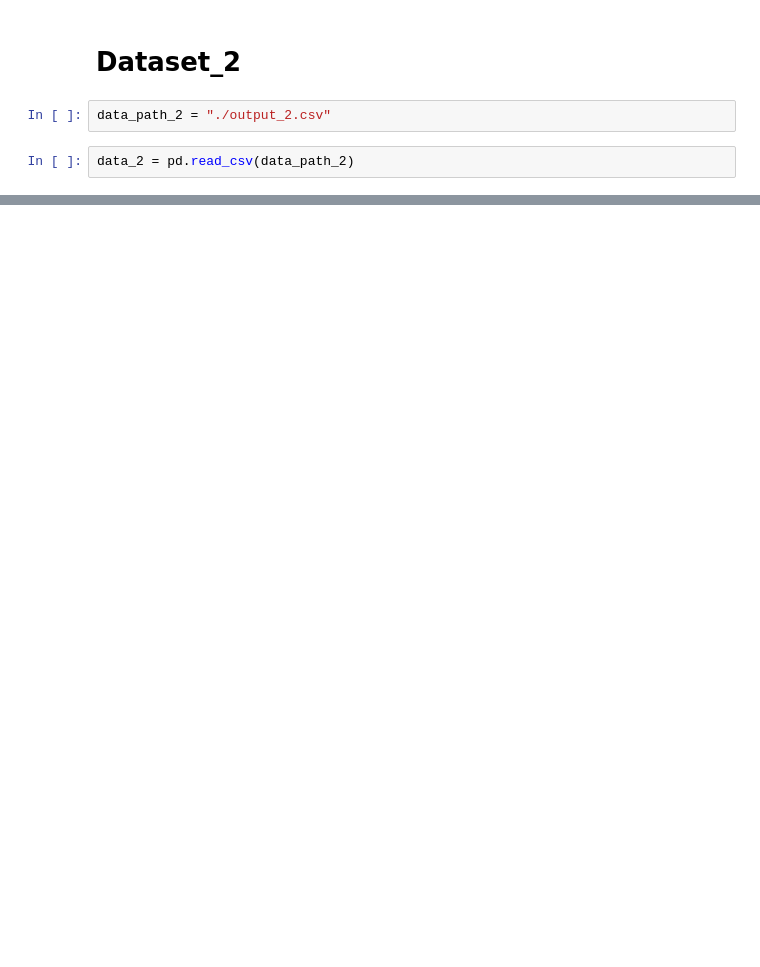
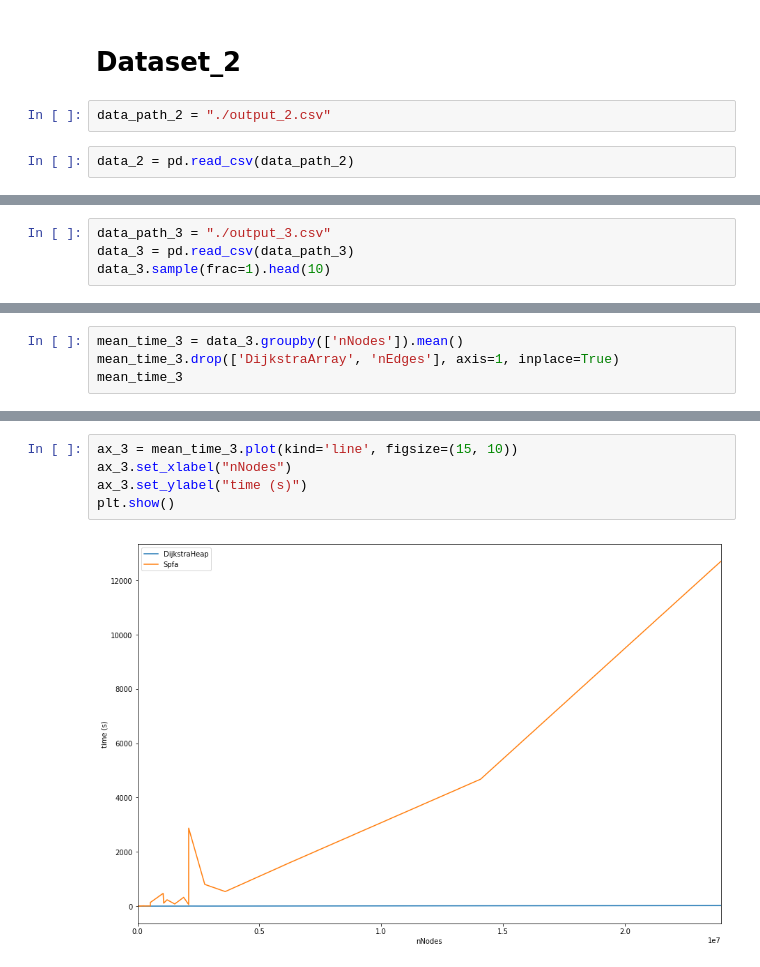
Before and after one commit to yzchen/shortest-path, a Jupyter notebook: shortest-path-cpp/output/Analysis.ipynb, the cells around one changed output, grey strips where cells are left out. Drawn from its saved outputs; the diff is of its cells as text; blank space fills up the shorter version.

```diff
--- a/shortest-path-cpp/output/Analysis.ipynb
+++ b/shortest-path-cpp/output/Analysis.ipynb
@@ -156,0 +161,4 @@ plt.show()
+# %%
+data_path_3 = "./output_3.csv"
+data_3 = pd.read_csv(data_path_3)
+data_3.sample(frac=1).head(10)
@@ -156,0 +177,4 @@ plt.show()
+# %%
+mean_time_3 = data_3.groupby(['nNodes']).mean()
+mean_time_3.drop(['DijkstraArray', 'nEdges'], axis=1, inplace=True)
+mean_time_3
@@ -156,0 +200,7 @@ plt.show()
+# %%
+ax_3 = mean_time_3.plot(kind='line', figsize=(15, 10))
+ax_3.set_xlabel("nNodes")
+ax_3.set_ylabel("time (s)")
+plt.show()
+# %% [output]
+[figure, added]
```
Also changed, not shown: parts of 17 cells of this notebook, 12 other files.
